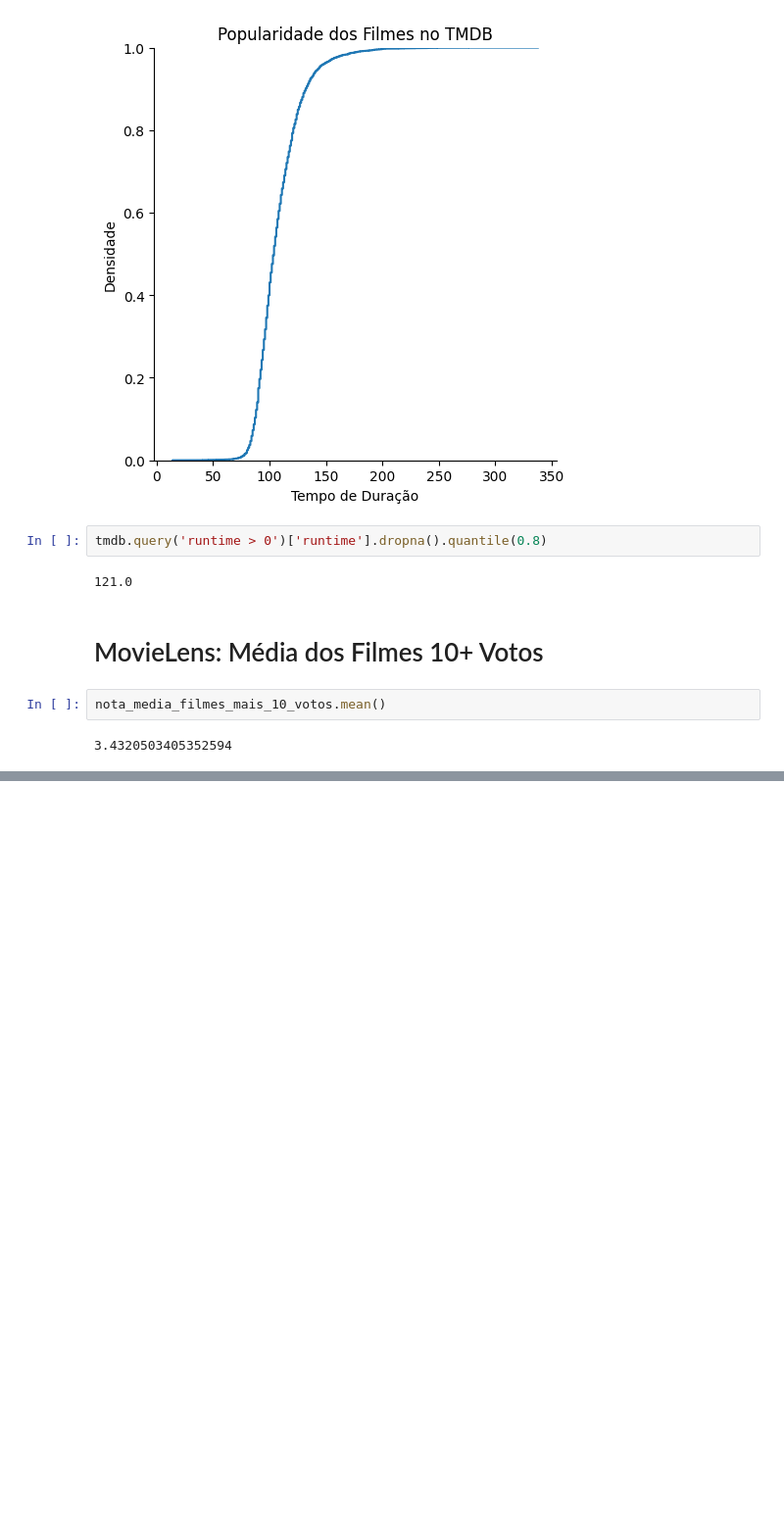
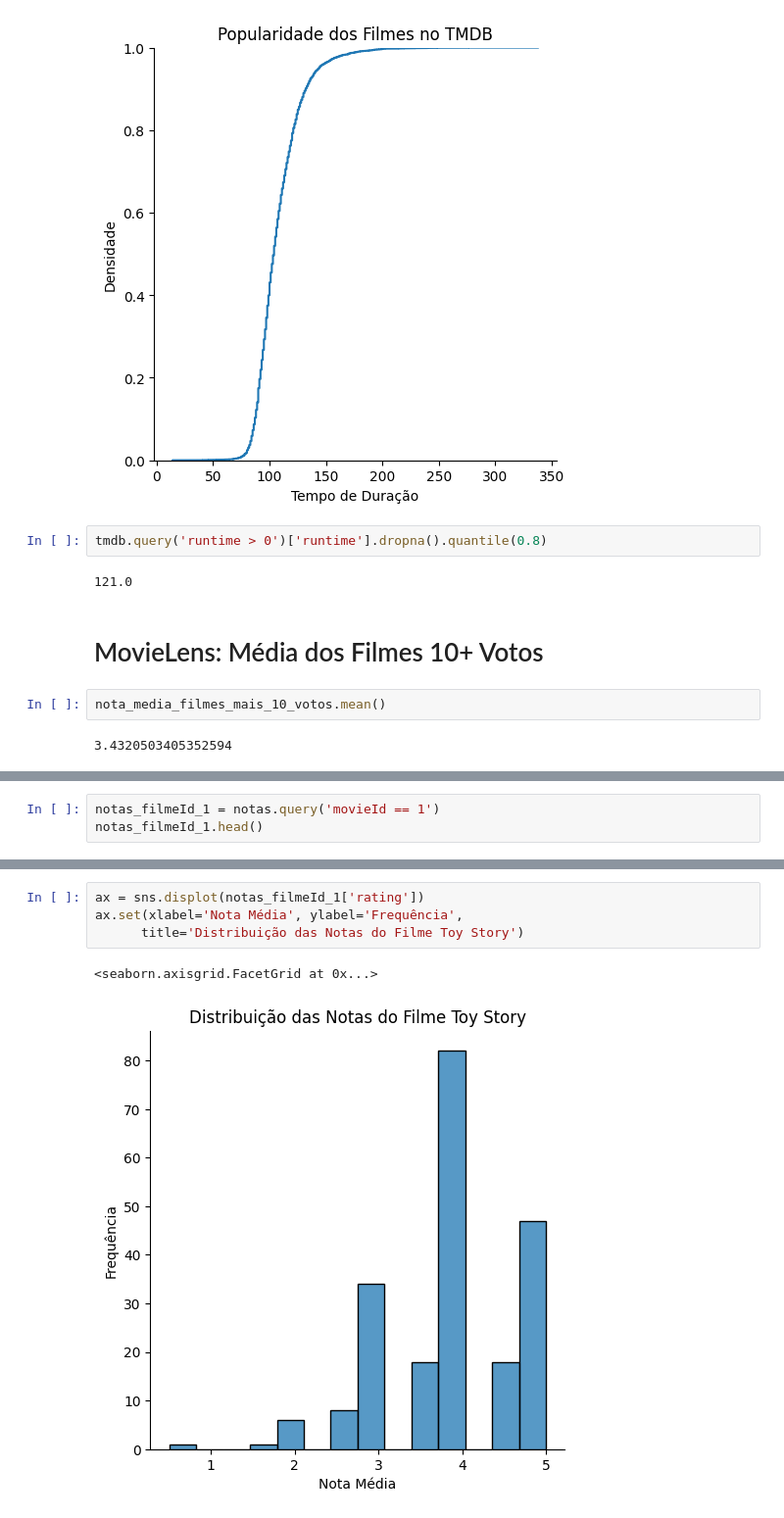
Before and after one commit to edupmon/alura, a Jupyter notebook: data-science/testes-estatisticos-python/introducao-testes.ipynb, the cells around one changed output, grey strips where cells are left out. Shown at 98% size. Cells and saved outputs as stored; diff of their text form; blank space fills up the shorter version.

```diff
--- a/data-science/testes-estatisticos-python/introducao-testes.ipynb
+++ b/data-science/testes-estatisticos-python/introducao-testes.ipynb
@@ -270,0 +284,3 @@ DescrStatsW(nota_media_filmes_mais_10_votos).tconfint_mean()
+# %%
+notas_filmeId_1 = notas.query('movieId == 1')
+notas_filmeId_1.head()
@@ -270,0 +294,7 @@ DescrStatsW(nota_media_filmes_mais_10_votos).tconfint_mean()
+# %%
+ax = sns.displot(notas_filmeId_1['rating'])
+ax.set(xlabel='Nota Média', ylabel='Frequência',
+      title='Distribuição das Notas do Filme Toy Story')
+# %% [output]
+<seaborn.axisgrid.FacetGrid at 0x...>
+[figure, added]
```
Also changed, not shown: parts of 16 cells of this notebook.
